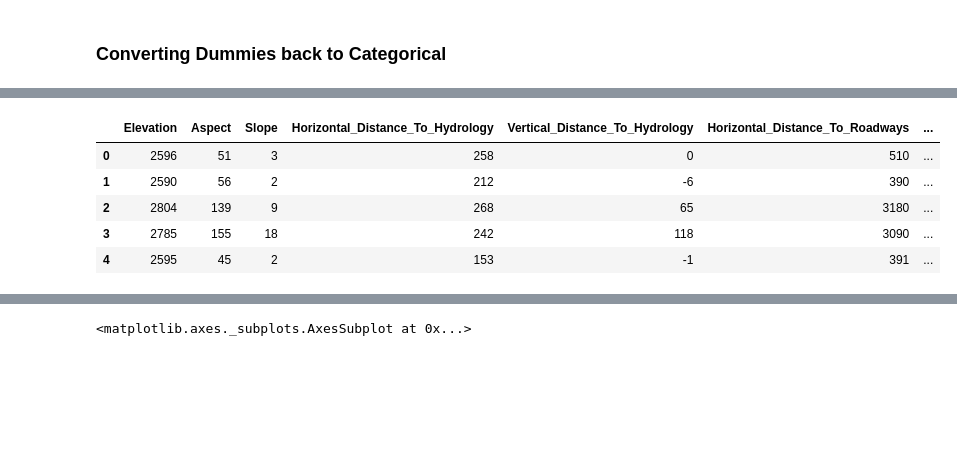
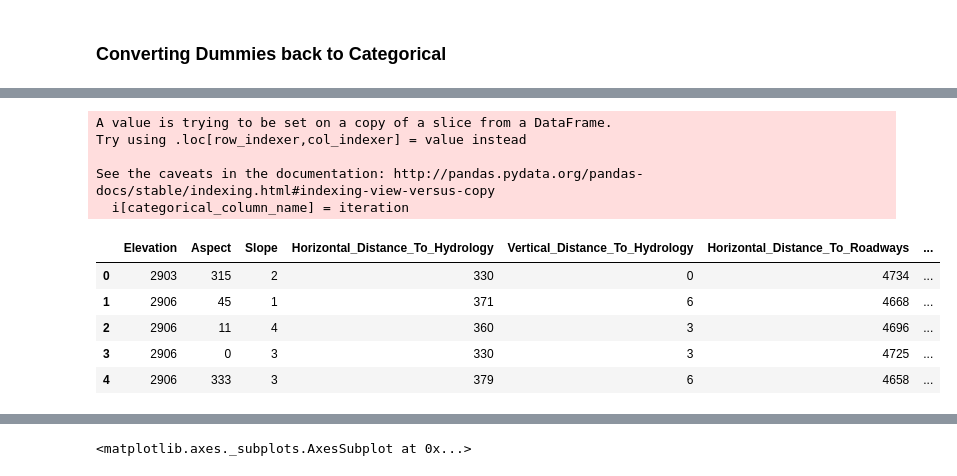
Before and after one commit to Greg-S-12/Tree-Cover-Classification-Project, a Jupyter notebook: EDA_greg.ipynb, the cells around one changed output, grey strips where cells are left out. Drawn from its saved outputs; the diff is of its cells as text; code cells hidden in the pictures; blank space fills up the shorter version.

```diff
--- a/EDA_greg.ipynb
+++ b/EDA_greg.ipynb
@@ -133,13 +29,19 @@ df = pd.concat(dataframes).drop(columns=['Wilderness_Area1','Wilderness_Area2','
-# %%
-df.Wilderness_Area.value_counts()
-df.head()
-# %% [output]
-|  | Elevation | Aspect | Slope | Horizontal_Distance_To_Hydrology | Vertical_Distance_To_Hydrology | Horizontal_Distance_To_Roadways | ... |
-| 0 | 2596 | 51 | 3 | 258 | 0 | 510 | ... |
-| 1 | 2590 | 56 | 2 | 212 | -6 | 390 | ... |
-| 2 | 2804 | 139 | 9 | 268 | 65 | 3180 | ... |
-| 3 | 2785 | 155 | 18 | 242 | 118 | 3090 | ... |
-| 4 | 2595 | 45 | 2 | 153 | -1 | 391 | ... |
+# %%
+df = fc.dummies_back_to_categorical(df,range(-41,-1),"Soil_Type")
+df = fc.dummies_back_to_categorical(df,range(10,14),"Wilderness_Area")
+df.head()
+# %% [output]
+A value is trying to be set on a copy of a slice from a DataFrame.
+Try using .loc[row_indexer,col_indexer] = value instead
+
+See the caveats in the documentation: http://pandas.pydata.org/pandas-docs/stable/indexing.html#indexing-view-versus-copy
+  i[categorical_column_name] = iteration
+|  | Elevation | Aspect | Slope | Horizontal_Distance_To_Hydrology | Vertical_Distance_To_Hydrology | Horizontal_Distance_To_Roadways | ... |
+| 0 | 2903 | 315 | 2 | 330 | 0 | 4734 | ... |
+| 1 | 2906 | 45 | 1 | 371 | 6 | 4668 | ... |
+| 2 | 2906 | 11 | 4 | 360 | 3 | 4696 | ... |
+| 3 | 2906 | 0 | 3 | 330 | 3 | 4725 | ... |
+| 4 | 2906 | 333 | 3 | 379 | 6 | 4658 | ... |
 # %%
 sns.heatmap(df.corr())
 # %% [output]
```
Also changed, not shown: parts of 10 cells of this notebook, 3 other files.
